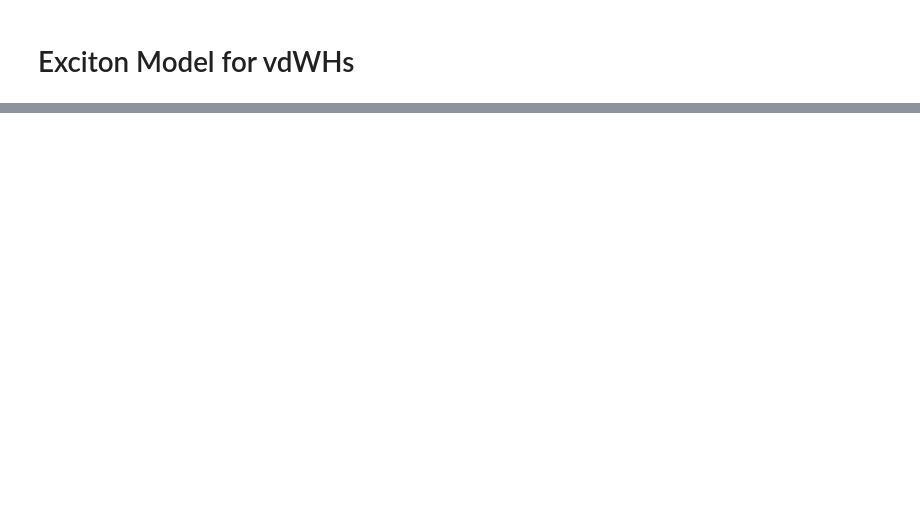
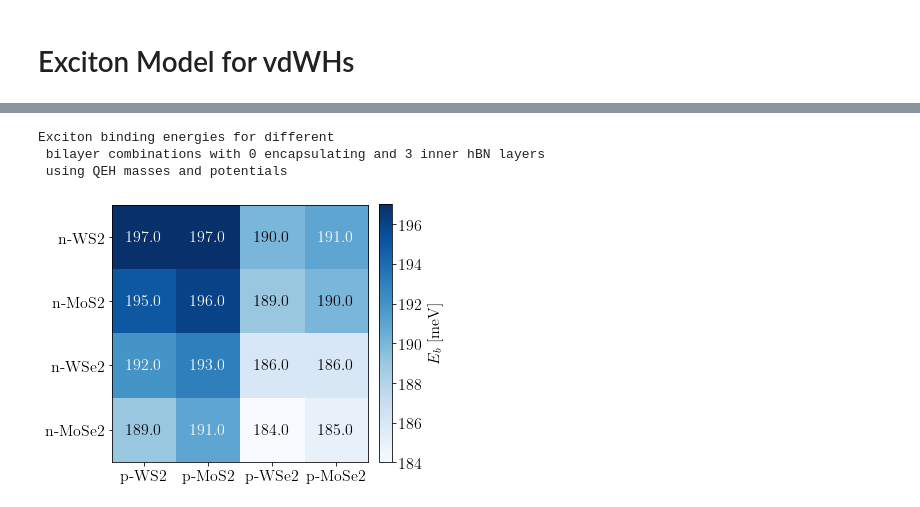
Before and after one commit to runehoejlund/dft-superfluids, a Jupyter notebook: wannier_model/hs_wannier_analysis.ipynb, the cells around one changed output, grey strips where cells are left out. Cells and saved outputs as stored; diff of their text form; code cells hidden in the pictures; blank space fills up the shorter version.

```diff
--- a/wannier_model/hs_wannier_analysis.ipynb
+++ b/wannier_model/hs_wannier_analysis.ipynb
@@ -30,17 +49,0 @@ E_b_heat_ylabels = vdWH_data['E_b_heat_ylabels']
-# %%
-def heatmap(data, xlabels, ylabels, cbarlabel, **kwargs):
-    # if not ax:
-    #     ax = plt.gca()
-
-    plt.imshow(data, **kwargs)
-    plt.xticks(np.arange(len(xlabels)), labels=xlabels)
-    plt.yticks(np.arange(len(ylabels)), labels=ylabels)
-    plt.colorbar(label=cbarlabel)
-    # cbar.ax.set_ylabel(cbarlabel, rotation=0, va="bottom")
-
-    # Loop over data dimensions and create text annotations.
-    for i in range(len(ylabels)):
-        for j in range(len(xlabels)):
-            colors = ['k', 'w']
-            color = colors[int(data[i,j] > np.mean(data))]
-            plt.text(j, i, data[i, j], ha="center", va="center", color=color)
@@ -46,0 +66,12 @@ def heatmap(data, xlabels, ylabels, cbarlabel, **kwargs):
+# %%
+vdWH_qeh = load_hs('wannier', nFilling, nPadding)
+E_b_heat_xlabels = vdWH_qeh['E_b_heat_xlabels']
+E_b_heat_ylabels = vdWH_qeh['E_b_heat_ylabels']
+fig = plt.figure(1, figsize=(6,6))
+print('Exciton binding energies for different\n bilayer combinations with {} encapsulating and {} inner hBN layers\n using QEH masses and potentials'.format(nPadding, nFilling))
+plot_E_B(vdWH_qeh, file_ending='abinitio')
+# %% [output]
+Exciton binding energies for different
+ bilayer combinations with 0 encapsulating and 3 inner hBN layers
+ using QEH masses and potentials
+[figure, added]
```
Also changed, not shown: parts of 14 cells of this notebook, 1 other file.
